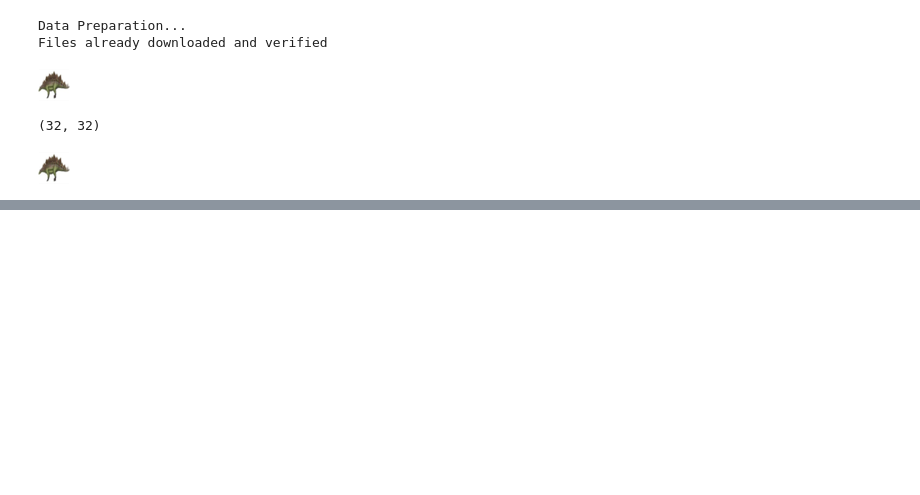
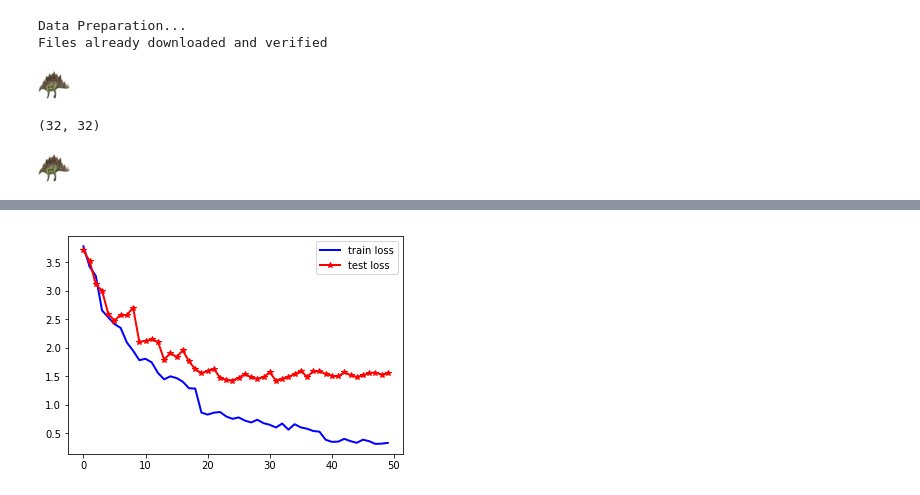
Before and after one commit to Yutong-Dai/codes-for-courses, a Jupyter notebook: Python_IE534/hw4/test.ipynb, the cells around one changed output, grey strips where cells are left out. Saved outputs shown, nothing was run; the diff lists cells and outputs as text; code cells hidden in the pictures; blank space fills up the shorter version.

```diff
--- a/Python_IE534/hw4/test.ipynb
+++ b/Python_IE534/hw4/test.ipynb
@@ -56,0 +71,9 @@ b
+# %%
+testing_loss_seq = checkpoint['testing_loss_seq']
+training_loss_seq = checkpoint['training_loss_seq']
+plt.plot( training_loss_seq, '-',  color='blue', linewidth=2, label="train loss")
+plt.plot( testing_loss_seq, '-*', color='red', linewidth=2, label="test loss")
+plt.legend()
+plt.show()
+# %% [output]
+[figure, added]
```
Also changed, not shown: parts of 4 cells of this notebook, 8 other files.
